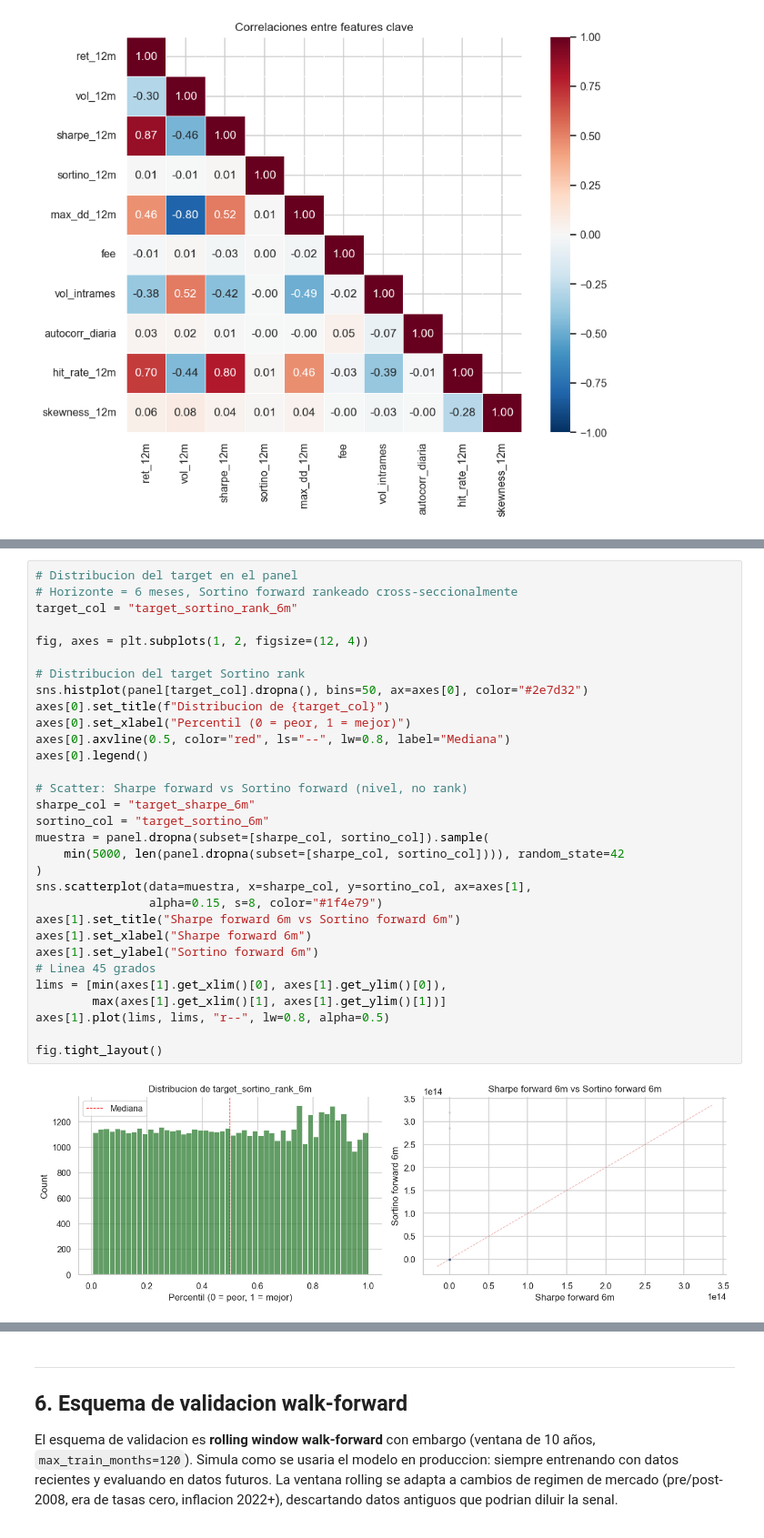
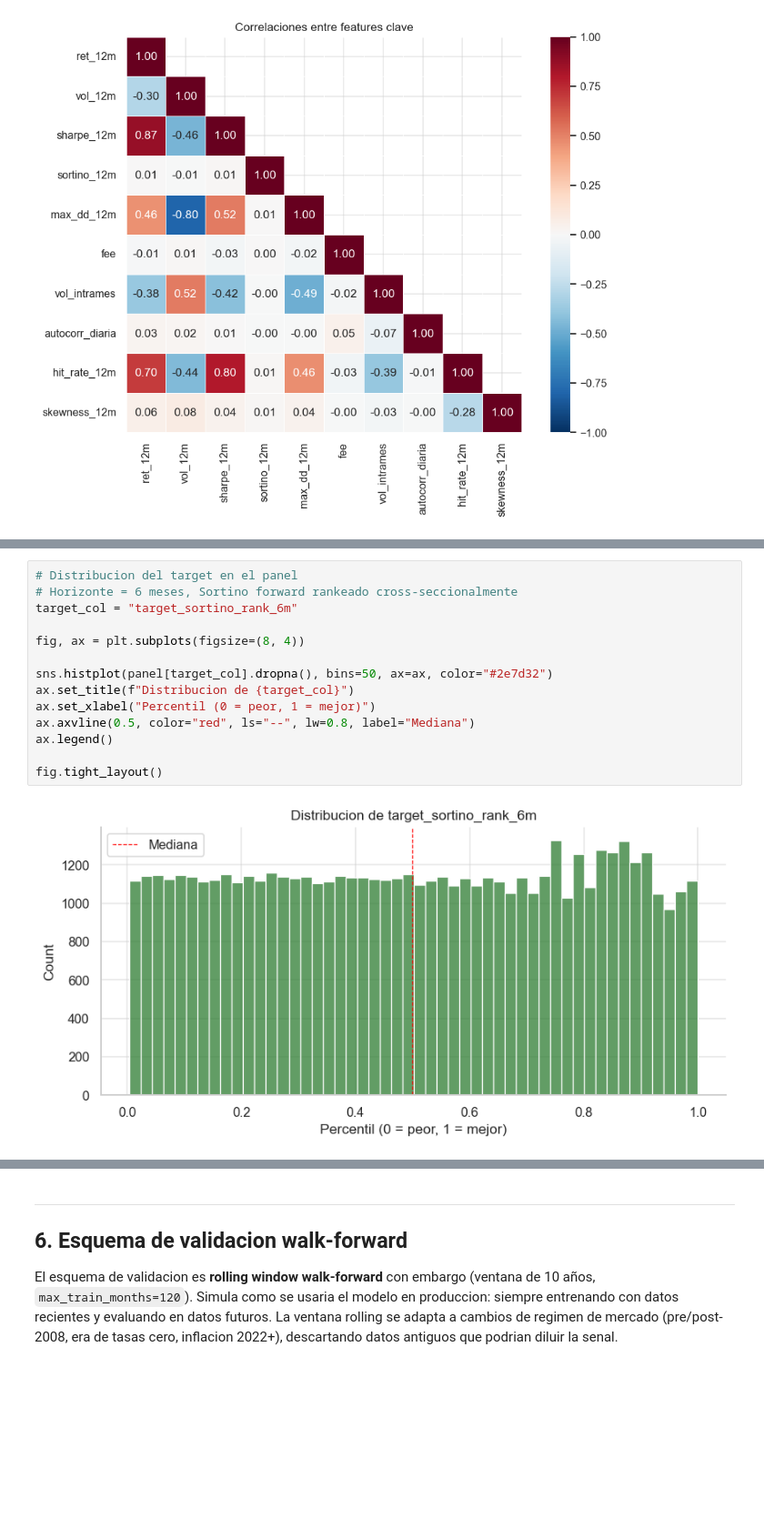
Before and after one commit to Mentalistdg/Bloomberg, a Jupyter notebook: notebooks/informe.ipynb, the cells around one changed output, grey strips where cells are left out. Shown at 91% size. Cells and saved outputs as stored; diff of their text form; blank space fills up the shorter version.

```diff
--- a/notebooks/informe.ipynb
+++ b/notebooks/informe.ipynb
@@ -732,34 +763,17 @@ La eleccion del horizonte es un trade-off entre tres factores:
 # %%
 # Distribucion del target en el panel
 # Horizonte = 6 meses, Sortino forward rankeado cross-seccionalmente
 target_col = "target_sortino_rank_6m"
 
-fig, axes = plt.subplots(1, 2, figsize=(12, 4))
+fig, ax = plt.subplots(figsize=(8, 4))
 
-# Distribucion del target Sortino rank
-sns.histplot(panel[target_col].dropna(), bins=50, ax=axes[0], color="#2e7d32")
-axes[0].set_title(f"Distribucion de {target_col}")
-axes[0].set_xlabel("Percentil (0 = peor, 1 = mejor)")
-axes[0].axvline(0.5, color="red", ls="--", lw=0.8, label="Mediana")
-axes[0].legend()
-
-# Scatter: Sharpe forward vs Sortino forward (nivel, no rank)
-sharpe_col = "target_sharpe_6m"
-sortino_col = "target_sortino_6m"
-muestra = panel.dropna(subset=[sharpe_col, sortino_col]).sample(
-    min(5000, len(panel.dropna(subset=[sharpe_col, sortino_col]))), random_state=42
-)
-sns.scatterplot(data=muestra, x=sharpe_col, y=sortino_col, ax=axes[1],
-                alpha=0.15, s=8, color="#1f4e79")
-axes[1].set_title("Sharpe forward 6m vs Sortino forward 6m")
-axes[1].set_xlabel("Sharpe forward 6m")
-axes[1].set_ylabel("Sortino forward 6m")
-# Linea 45 grados
-lims = [min(axes[1].get_xlim()[0], axes[1].get_ylim()[0]),
-        max(axes[1].get_xlim()[1], axes[1].get_ylim()[1])]
-axes[1].plot(lims, lims, "r--", lw=0.8, alpha=0.5)
+sns.histplot(panel[target_col].dropna(), bins=50, ax=ax, color="#2e7d32")
+ax.set_title(f"Distribucion de {target_col}")
+ax.set_xlabel("Percentil (0 = peor, 1 = mejor)")
+ax.axvline(0.5, color="red", ls="--", lw=0.8, label="Mediana")
+ax.legend()
 
 fig.tight_layout()
 # %% [output]
-[figure, old version]
+[figure, new version]
 # %% [markdown]
```
Also changed, not shown: parts of 31 cells of this notebook, 23 other files.
